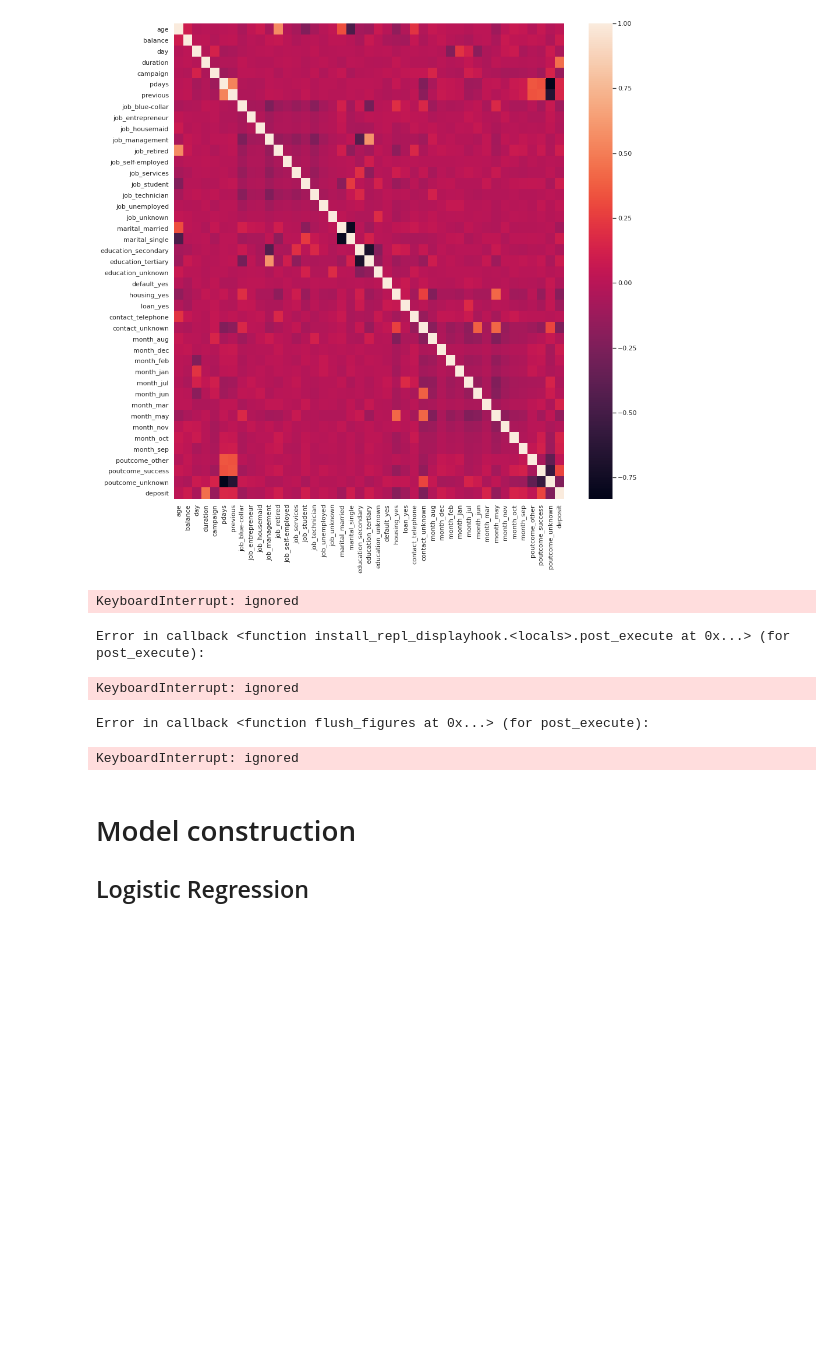
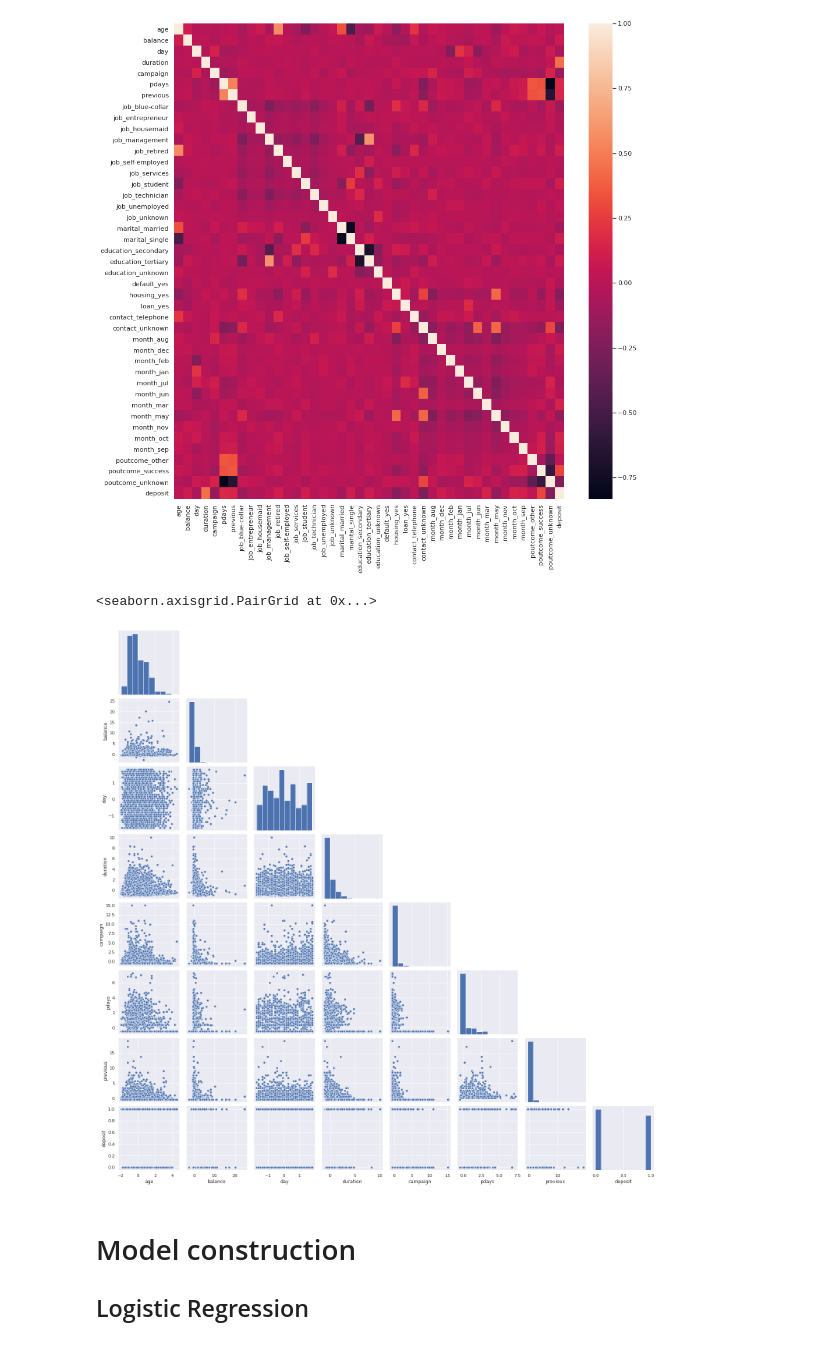
Before and after one commit to hayari/GoMyCodeML, a Jupyter notebook: CP2_Deep_Feed_Forward.ipynb, the cells around one changed output. Saved outputs shown, nothing was run; the diff lists cells and outputs as text; code cells hidden in the pictures; blank space fills up the shorter version.

```diff
--- a/CP2_Deep_Feed_Forward.ipynb
+++ b/CP2_Deep_Feed_Forward.ipynb
@@ -168,13 +168,11 @@ sns.heatmap(dv.corr())
 <matplotlib.axes._subplots.AxesSubplot at 0x...>
 [figure]
 # %%
-#sns.pairplot(dv)
+
+sns.pairplot(dv[numerical+["deposit"]],corner=True)
 # %% [output]
-KeyboardInterrupt: ignored
+<seaborn.axisgrid.PairGrid at 0x...>
-Error in callback <function install_repl_displayhook.<locals>.post_execute at 0x...> (for post_execute):
-KeyboardInterrupt: ignored
-Error in callback <function flush_figures at 0x...> (for post_execute):
-KeyboardInterrupt: ignored
+[figure, added]
 # %% [markdown]
 # Model construction
 ## Logistic Regression
```
Also changed, not shown: parts of 4 cells of this notebook.
